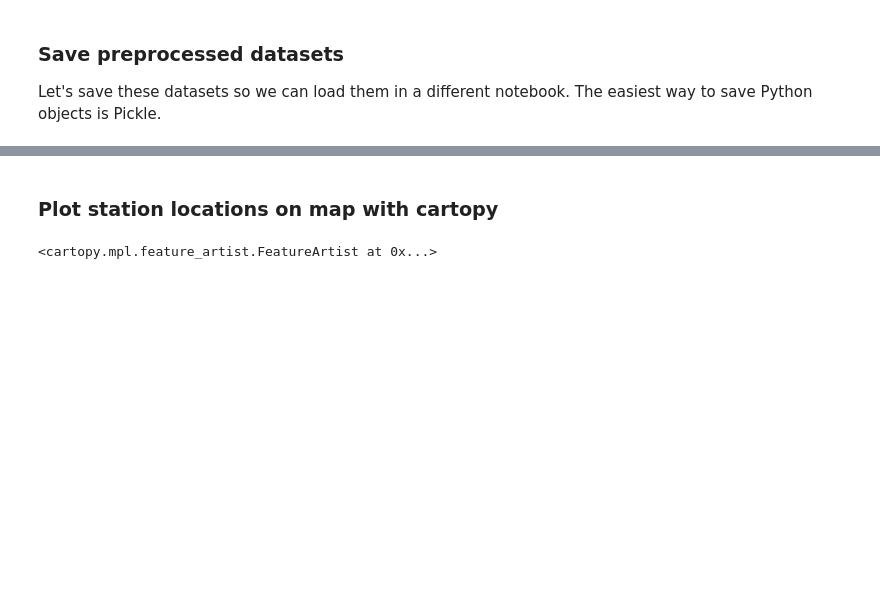
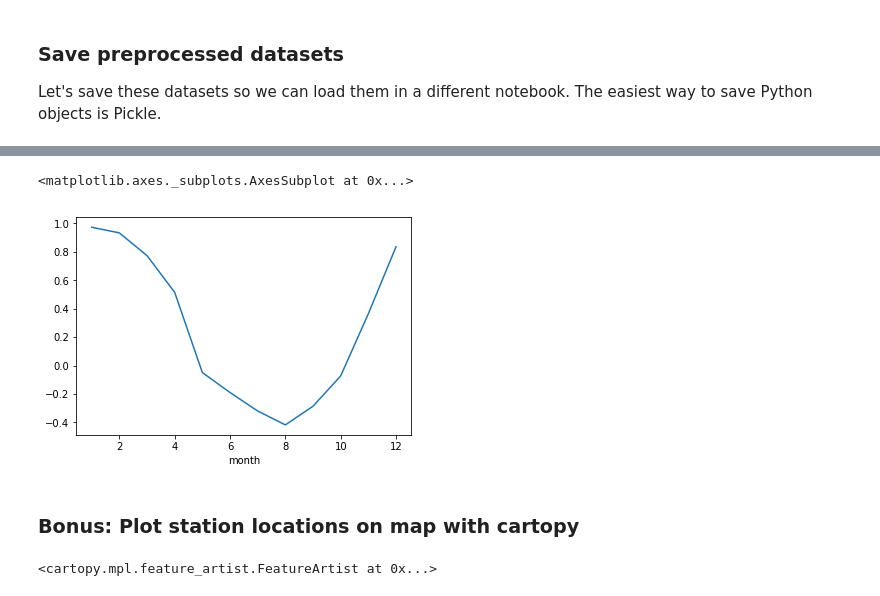
Before and after one commit to waves2weather/W2W-ML-Workshop, a Jupyter notebook: nb1_jupyter-pandas.ipynb, the cells around one changed output, grey strips where cells are left out. Cells and saved outputs as stored; diff of their text form; code cells hidden in the pictures; blank space fills up the shorter version.

```diff
--- a/nb1_jupyter-pandas.ipynb
+++ b/nb1_jupyter-pandas.ipynb
@@ -416,4 +467,11 @@ sns.pairplot(df[::10000])
+# %%
+df_train['month'] = pd.DatetimeIndex(df_train['time']).month
+# %%
+df_train.groupby('month').mean().error.plot()
+# %% [output]
+<matplotlib.axes._subplots.AxesSubplot at 0x...>
+[figure, added]
 # %% [markdown]
-### Plot station locations on map with cartopy
+### Bonus: Plot station locations on map with cartopy
 # %%
 # Get unique stations lats and lons
```
Also changed, not shown: parts of 82 cells of this notebook, 3 other files.
